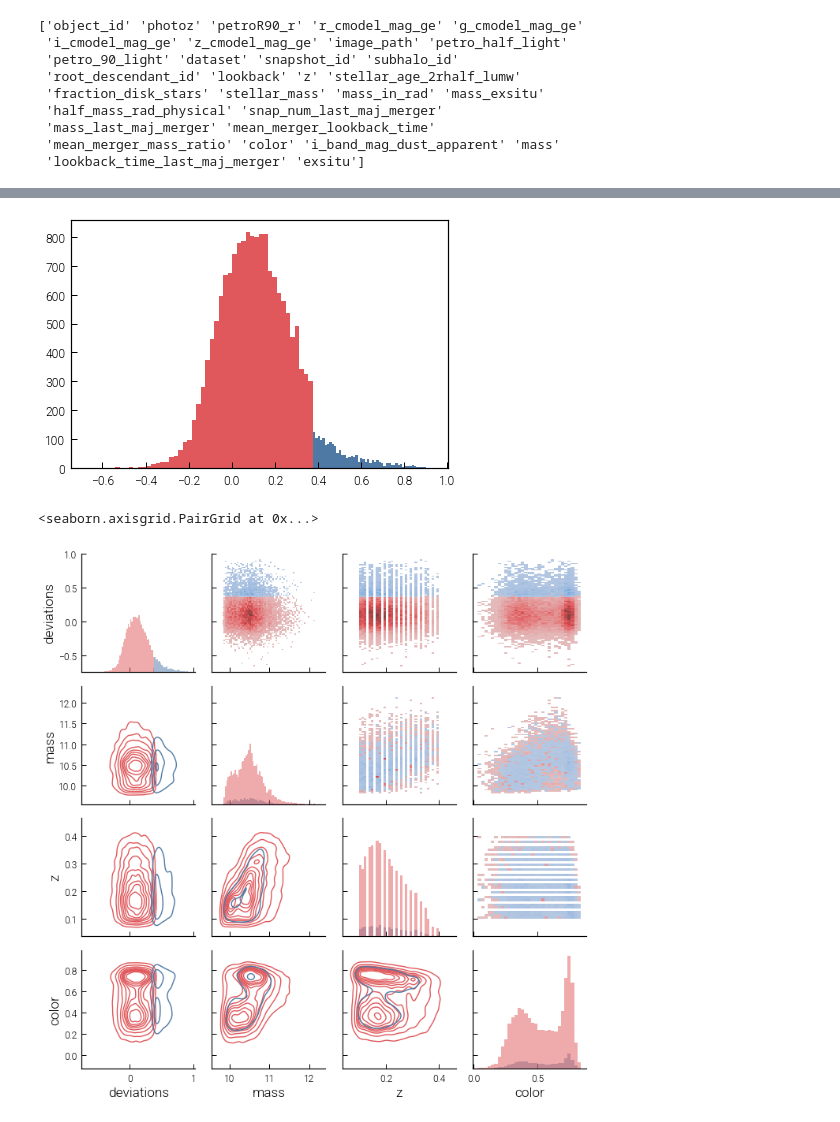
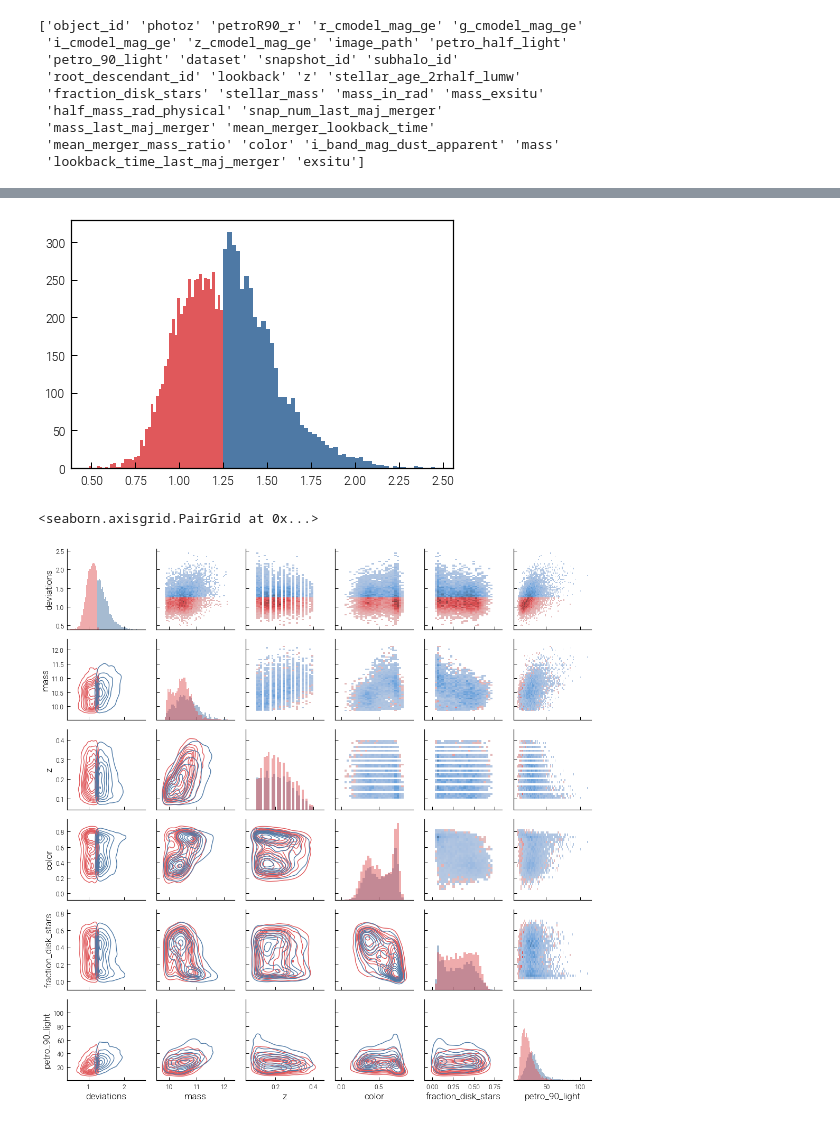
Before and after one commit to milchada/icm-clr, a Jupyter notebook: scripts/postprocessing/compare_distributions.ipynb, the cells around one changed output, grey strips where cells are left out. Drawn from its saved outputs; the diff is of its cells as text; code cells hidden in the pictures.

```diff
--- a/scripts/postprocessing/compare_distributions.ipynb
+++ b/scripts/postprocessing/compare_distributions.ipynb
@@ -101,0 +75,11 @@ for label in df.columns.values:
+# %%
+#mndd = dt.MeanNeighborDistanceDeviation(rep_HSC_0)
+#measure = mndd.get_deviations(rep_TNG100_0)
+
+mndd = dt.MeanNormalizedNeighborDistance(rep_TNG100_0, n_neighbor=8, p=1)
+measure_HSC = mndd.get_normalized_neighbor_distances(rep_HSC_0)
+measure_TNG = mndd.get_normalized_neighbor_distances(rep_TNG100_1)
+
+#mndd = dt.MeanNeighborDistance(rep_HSC_0, n_neighbor=8, p=1)
+#measure_HSC = mndd.get_distances(rep_HSC_1)
+#measure_TNG = mndd.get_distances(rep_TNG100_0)
@@ -102,19 +199,20 @@ for label in df.columns.values:
 # %%
-quantile = np.quantile(deviations, 0.9)
-mask = deviations > quantile
+#quantile = np.quantile(measure, 0.9)
+mask = measure_HSC > 1.25
 
-plt.hist(deviations[~mask], bins=50)
-plt.hist(deviations[mask], bins=50)
+plt.hist(measure_HSC[~mask], bins=50)
+plt.hist(measure_HSC[mask], bins=50)
+
 plt.show()
 # %% [output]
-[figure, old version]
+[figure, new version]
 # %%
 import seaborn as sns
-d = {'high_deviation': mask, 'deviations': deviations, 'mass': df['mass'][mask_TNG100], 'z': df['z'][mask_TNG100], 'color': df['color'][mask_TNG100]}
+d = {'high_deviation': mask, 'deviations': measure_HSC, 'mass': df_TNG100_0['mass'], 'z': df_TNG100_0['z'], 'color': df_TNG100_0['color'], 'fraction_disk_stars': df_TNG100_0['fraction_disk_stars'], 'petro_90_light': df_TNG100_0['petro_90_light']}
 g = sns.PairGrid(pd.DataFrame(d), hue="high_deviation")
 g.map_diag(sns.histplot)
 g.map_lower(sns.kdeplot)
 g.map_upper(sns.histplot)
 # %% [output]
 <seaborn.axisgrid.PairGrid at 0x...>
-[figure, old version]
+[figure, new version]
```
Also changed, not shown: parts of 10 cells of this notebook, 1 other file.
